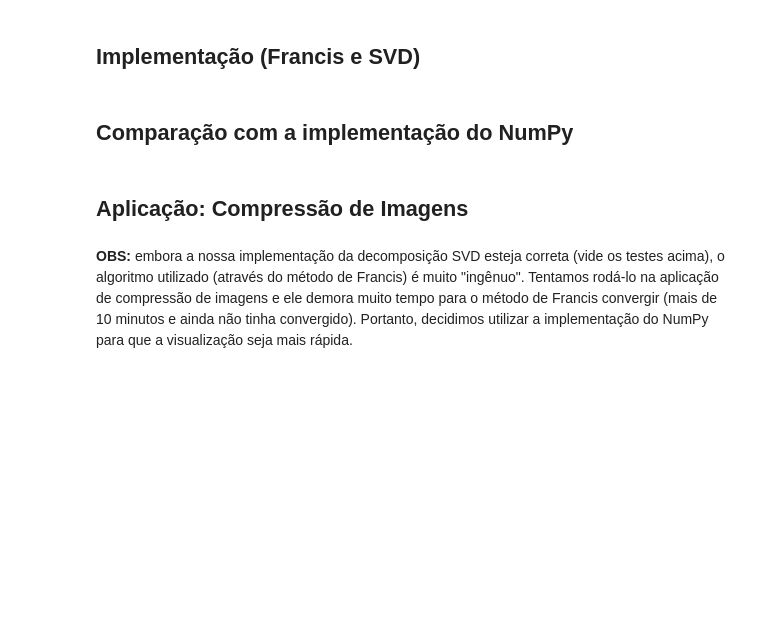
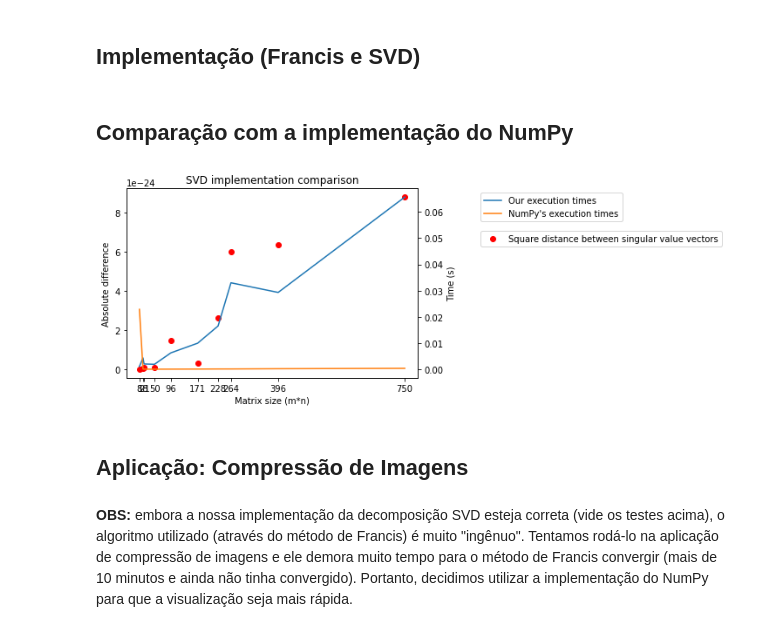
Before and after one commit to Vernalhav/numerical_analysis, a Jupyter notebook: numerico_aplicacoes.ipynb, the cells around one changed output. Drawn from its saved outputs; the diff is of its cells as text; code cells hidden in the pictures; blank space fills up the shorter version.

Commit message:
Started comparison between np's implementation and ours

```diff
--- a/numerico_aplicacoes.ipynb
+++ b/numerico_aplicacoes.ipynb
@@ -590,7 +632,7 @@ def francis(B, tol=EPSILON, max_iterations=MAX_ITERATIONS, print_error=False):
     eigenvalues = np.diag(B_k)
     eigenvectors = V
 
-    if (iterations >= max_iterations): print('Method exceeded max iterations. Might not have converged.')
+    if (iterations >= max_iterations): print(f'Francis Method exceeded max iterations with dimensions ({n}x{n}). Might not have converged.')
 
     if print_error: print('Took {} iterations with off-diagonal error {}'.format(iterations, non_diagonal_error(B_k)))
     return eigenvectors, eigenvalues
@@ -620,6 +662,47 @@ def truncated_svd(A, tol=1e-4, max_iterations=1e3):
     return U, singular_vals, V.T
 # %% [markdown]
 ## Comparação com a implementação do NumPy
+# %%
+import random
+
+
+def svd_error(s1, s2):
+    return np.sum(np.abs((s1 - s2)**2))
+
+
+def compare_svd(max_m = 30, max_n = 30, n_tests = 10):
+    """
+    Returns tuple with Xs (m * n), errors and execution times
+    as per _compare_implementation_ standard. The test cases
+    are run with matrices of random m, n in range max_m, max_n
+    """
+    Ms = sorted([random.randint(2, max_m + 1) for i in range(n_tests)])
+    Ns = sorted([random.randint(2, max_n + 1) for i in range(n_tests)])
+    Xs = []
+    errors = []
+
+    our_times = []
+    np_times = []
+
+    for m, n in zip(Ms, Ns):
+        Xs.append(m*n)
+
+        A = 255*np.random.rand(m, n)
+        np_time, (U, s, V) = numpy_wrapper(np.linalg.svd, A, full_matrices=False)
+        our_time, (Up, sp, Vp) = implementation_wrapper(truncated_svd, A)
+
+        our_times.append(our_time)
+        np_times.append(np_time)
+
+        errors.append(svd_error(s, sp))
+
+    return Xs, errors, (our_times, np_times)
+# %%
+Xs, errors, times = compare_svd()
+compare_implementation(Xs, errors, times, x_label='Matrix size (m*n)',\
+                       title='SVD implementation comparison', err_metric='Square distance between singular value vectors')
+# %% [output]
+[figure, added]
 # %% [markdown]
 ## Aplicação: Compressão de Imagens
 # %% [markdown]
```
Also changed, not shown: parts of 9 cells of this notebook.
